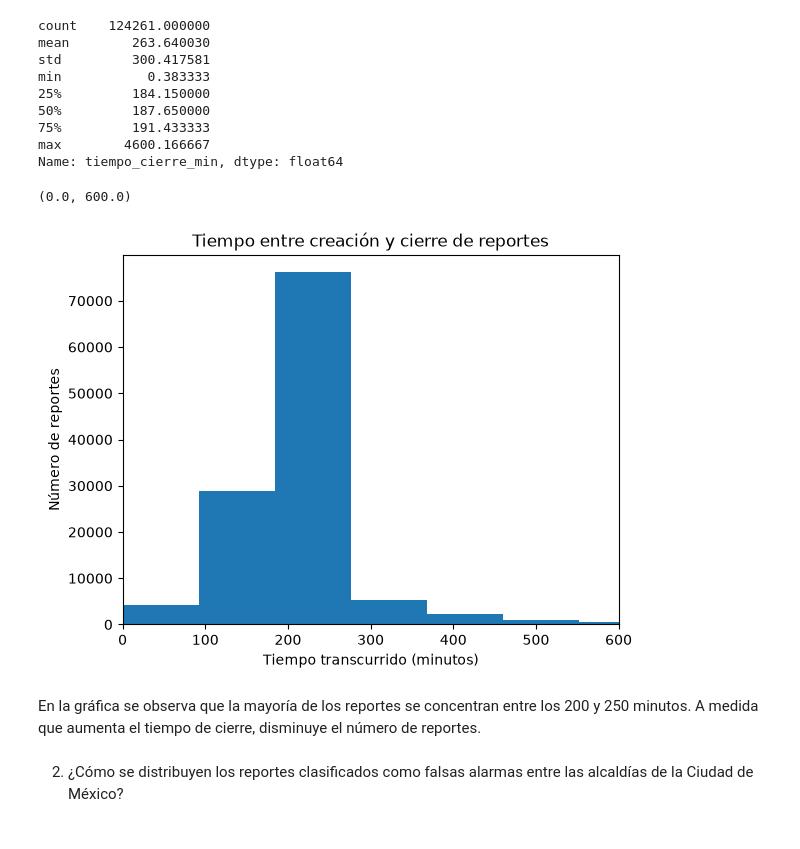
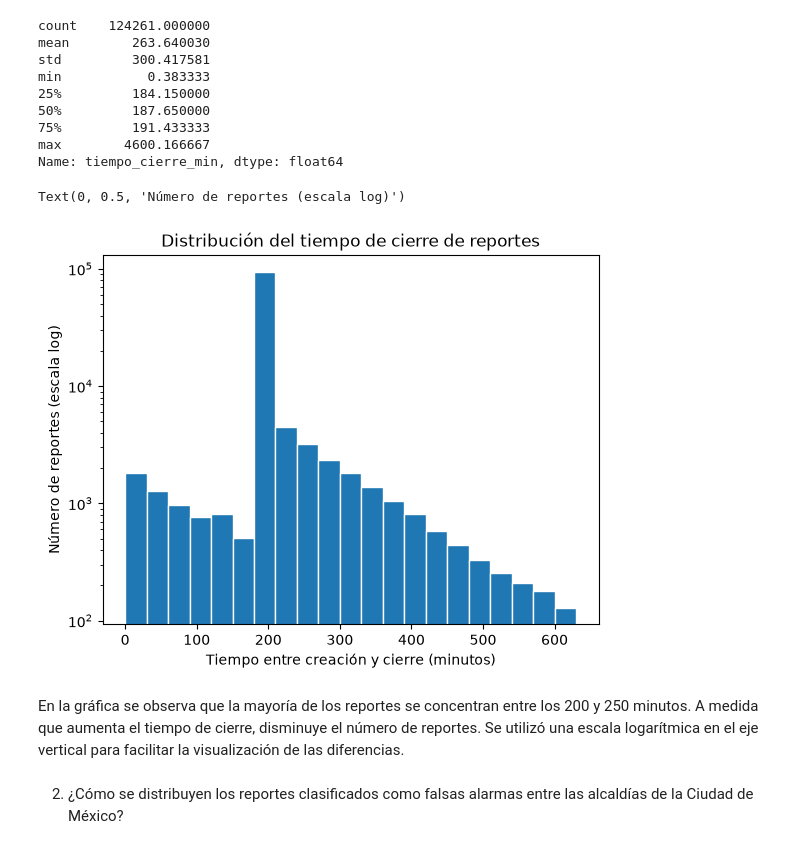
Before and after one commit to A01595270/ds-project-team5, a Jupyter notebook: notebooks/nb02_preguntas_visualizaciones.ipynb, the cells around one changed output. Drawn from its saved outputs; the diff is of its cells as text; code cells hidden in the pictures.

Commit message:
Actualiza visualizaciones del análisis exploratorio

```diff
--- a/notebooks/nb02_preguntas_visualizaciones.ipynb
+++ b/notebooks/nb02_preguntas_visualizaciones.ipynb
@@ -30,6 +30,9 @@ df.head()
 | 4 | C5/20221006/03493 | 2022-10-06 19:33:05 | 2022-10-06 22:37:08 | Accidente | Choque sin lesionados | IZTAPALAPA | ... |
 # %% [markdown]
 1. ¿Cuánto es el tiempo promedio entre la fecha_hora_creación de un folio con la fecha_hora_cierre del folio?
+# %%
+df["fecha_hora_creacion"] = pd.to_datetime(df["fecha_hora_creacion"])
+df["fecha_hora_cierre"] = pd.to_datetime(df["fecha_hora_cierre"])
 # %%
 # Tiempo transcurrido en minutos
 df["tiempo_cierre_min"] = (
@@ -48,17 +51,21 @@ min           0.383333
 75%         191.433333
 max        4600.166667
 Name: tiempo_cierre_min, dtype: float64
-# %%
-plt.hist(df["tiempo_cierre_min"], bins=50) # Crea el histograma usando 50 intervalos de tiempo
-plt.title("Tiempo entre creación y cierre de reportes")  # Agrega el título
-plt.xlabel("Tiempo transcurrido (minutos)") #ejes
-plt.ylabel("Número de reportes")
-plt.xlim(0, 600) #muestra el eje horizontal de 0 hata 600 minutos
-# %% [output]
-(0.0, 600.0)
-[figure, removed]
+# %%
+import numpy as np  # Crear los intervalos de tiempo.
+import matplotlib.pyplot as plt # Crear y personalizar la gráfica.
+
+bins = np.arange(0, 631, 30) # Define intervalos de 30 minutos.
+plt.hist(df["tiempo_cierre_min"].dropna(), bins=bins, edgecolor="white")# Grafica la frecuencia de los tiempos de cierre.
+plt.yscale("log")
+plt.title("Distribución del tiempo de cierre de reportes")
+plt.xlabel("Tiempo entre creación y cierre (minutos)")
+plt.ylabel("Número de reportes (escala log)")
+# %% [output]
+Text(0, 0.5, 'Número de reportes (escala log)')
+[figure, added]
 # %% [markdown]
-En la gráfica se observa que la mayoría de los reportes se concentran entre los 200 y 250 minutos. A medida que aumenta el tiempo de cierre, disminuye el número de reportes.
+En la gráfica se observa que la mayoría de los reportes se concentran entre los 200 y 250 minutos. A medida que aumenta el tiempo de cierre, disminuye el número de reportes. Se utilizó una escala logarítmica en el eje vertical para facilitar la visualización de las diferencias.
 # %% [markdown]
 2. ¿Cómo se distribuyen los reportes clasificados como falsas alarmas entre las alcaldías de la Ciudad de México?
 # %%
```
Also changed, not shown: parts of 8 cells of this notebook.
